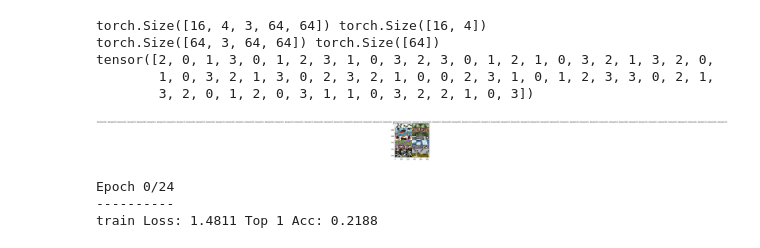
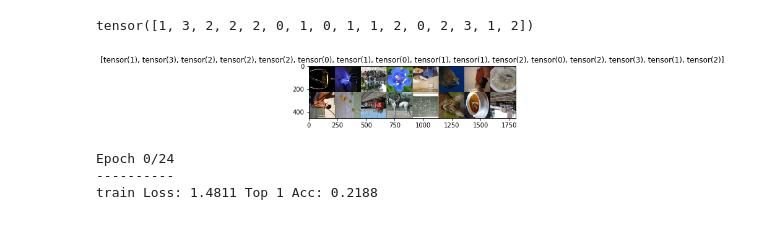
Before and after one commit to raghavjajodia/dsga1008_semisuperlearning, a Jupyter notebook: RotationLearning/RotationLearning.ipynb, the cells around one changed output. Saved outputs shown, nothing was run; the diff lists cells and outputs as text; code cells hidden in the pictures.

Commit message:
sampling random angle

```diff
--- a/RotationLearning/RotationLearning.ipynb
+++ b/RotationLearning/RotationLearning.ipynb
@@ -58,24 +58,16 @@ class RotationDataset(Dataset):
     def __getitem__(self, idx):
         img0,clss = self.dataset[idx]
 
-        #Rotate PIL image multiple times
-        img1 = img0.rotate(90)
-        img2 = img0.rotate(180)
-        img3 = img0.rotate(270)
+        rot_class = np.random.randint(4)
+        rot_angle = rot_class * 90
 
-        img_list = [img0,img1,img2,img3]
+        rot_img = img0.rotate(rot_angle)
+        if self.postTransform:
+            sample = self.postTransform(rot_img)
+        else:
+            sample = transforms.ToTensor(rot_img)
 
-        arr4 = np.arange(4)
-        np.random.shuffle(arr4)
-        img_newList = [img_list[arr4[0]], img_list[arr4[1]], img_list[arr4[2]], img_list[arr4[3]]]
-
-        if self.postTransform:
-            sampleList = list(map(lambda pilim : self.postTransform(pilim),img_newList))
-        else:
-            sampleList = list(map(lambda pilim : transforms.ToTensor(pilim),img_newList))
-        sample = torch.stack(sampleList)
-        rotation_labels = torch.LongTensor(arr4)
-        return sample, rotation_labels
+        return sample, rot_class
 # %%
 data_pre_transforms = {
     'train': transforms.Compose([
@@ -116,37 +108,33 @@ device = torch.device("cuda:0" if is_cuda else "cpu")
 # %%
 #Code for jupyter notebook
 def imshow(inp, title=None):
     """Imshow for Tensor."""
     inp = inp.numpy().transpose((1, 2, 0))
     mean = np.array([0.485, 0.456, 0.406])
     std = np.array([0.229, 0.224, 0.225])
     inp = std * inp + mean
     inp = np.clip(inp, 0, 1)
     plt.imshow(inp)
     if title is not None:
         plt.title(title)
     plt.pause(0.001)  # pause a bit so that plots are updated
 
 
 # Get a batch of training data
 inputs, classes = next(iter(dataloaders['train']))
-print(inputs.shape, classes.shape)
-shapeList = list(inputs.size())[1:]
-shapeList[0] = -1
-inputs = torch.reshape(inputs, shapeList)
-classes = torch.reshape(classes, (-1,))
-print(inputs.shape, classes.shape)
+#print(inputs.shape, classes.shape)
+#shapeList = list(inputs.size())[1:]
+#shapeList[0] = -1
+#inputs = torch.reshape(inputs, shapeList)
+#classes = torch.reshape(classes, (-1,))
+#print(inputs.shape, classes.shape)
 print(classes)
 # Make a grid from batch
 out = torchvision.utils.make_grid(inputs)
 imshow(out, title=[x for x in classes])
 # %% [output]
-torch.Size([16, 4, 3, 64, 64]) torch.Size([16, 4])
-torch.Size([64, 3, 64, 64]) torch.Size([64])
-tensor([2, 0, 1, 3, 0, 1, 2, 3, 1, 0, 3, 2, 3, 0, 1, 2, 1, 0, 3, 2, 1, 3, 2, 0,
-        1, 0, 3, 2, 1, 3, 0, 2, 3, 2, 1, 0, 0, 2, 3, 1, 0, 1, 2, 3, 3, 0, 2, 1,
-        3, 2, 0, 1, 2, 0, 3, 1, 1, 0, 3, 2, 2, 1, 0, 3])
+tensor([1, 3, 2, 2, 2, 0, 1, 0, 1, 1, 2, 0, 2, 3, 1, 2])
-[figure, old version]
+[figure, new version]
 # %%
 ######################################################################
 # Training the model
```
Also changed, not shown: 3 other files.
